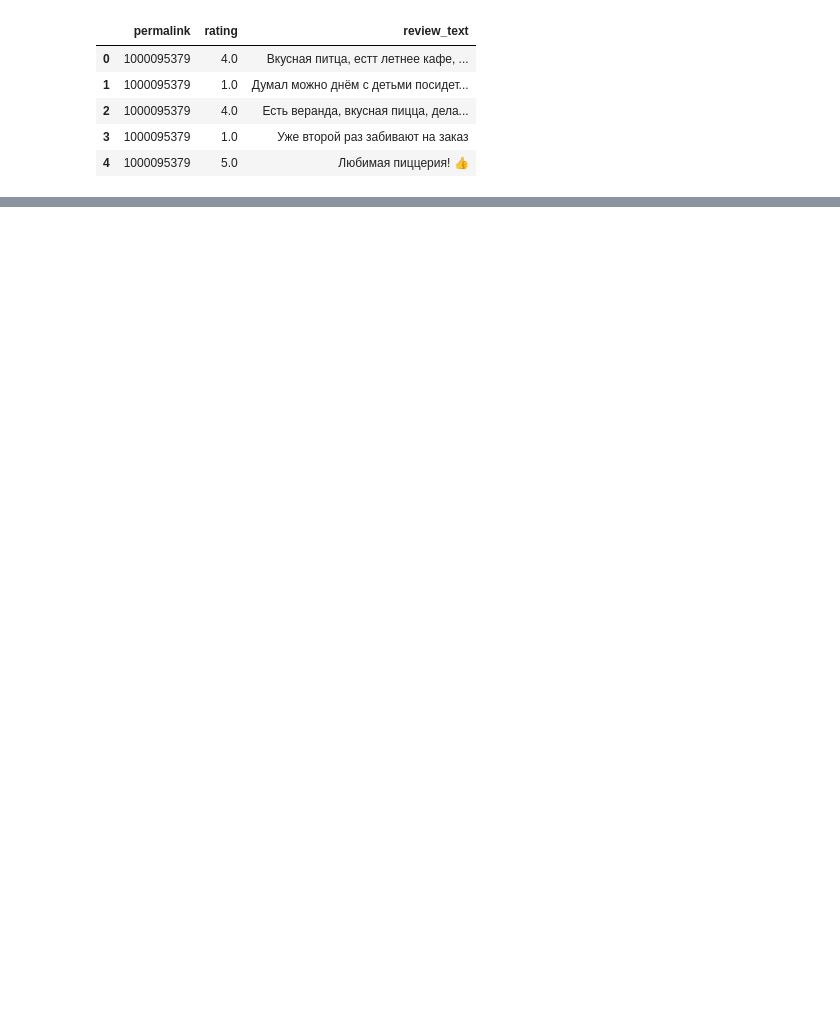
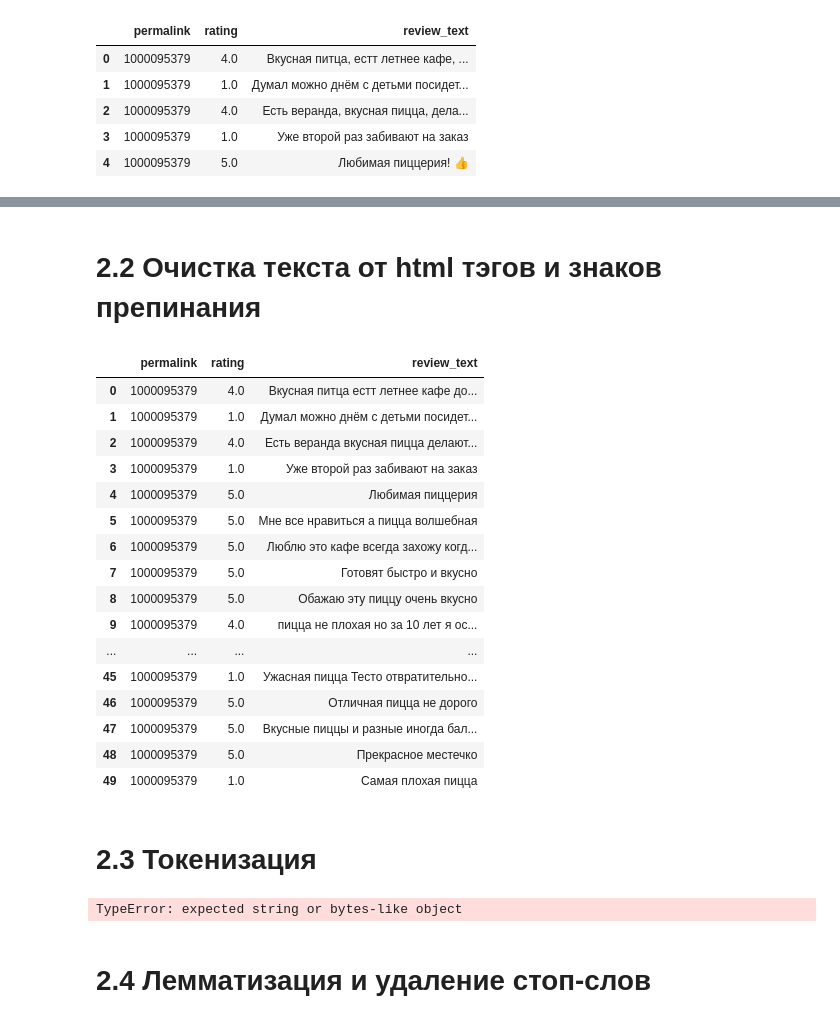
Before and after one commit to yuyusma/NLP_3, a Jupyter notebook: NLP_3.ipynb, the cells around one changed output, grey strips where cells are left out. Saved outputs shown, nothing was run; the diff lists cells and outputs as text; code cells hidden in the pictures; blank space fills up the shorter version.

```diff
--- a/NLP_3.ipynb
+++ b/NLP_3.ipynb
@@ -17,0 +40,2 @@ df.head()
+# %%
+df = df.loc[df['rating'] != 0.0] #оставляем строки со значением 'rating' не 0.0
@@ -17,0 +55,2 @@ df.head()
+# %%
+df = df.dropna() #удаляем строки, в которых есть пропущенные значения столбцов
@@ -17,0 +70,28 @@ df.head()
+# %% [markdown]
+# 2.2 Очистка текста от html тэгов и знаков препинания
+# %%
+df['review_text'] = df['review_text'].astype(str) #переводим столбец в строку
+# %%
+df['review_text'] = df['review_text'].str.replace(r'\W', " ") #удаляем html тэги и пунктуацию c помощью регулярного выражения
+# %%
+df.head(50)
+# %% [output]
+|  | permalink | rating | review_text |
+| 0 | 1000095379 | 4.0 | Вкусная питца естт летнее кафе до... |
+| 1 | 1000095379 | 1.0 | Думал можно днём с детьми посидет... |
+| 2 | 1000095379 | 4.0 | Есть веранда вкусная пицца делают... |
+| 3 | 1000095379 | 1.0 | Уже второй раз забивают на заказ |
+| 4 | 1000095379 | 5.0 | Любимая пиццерия |
+| 5 | 1000095379 | 5.0 | Мне все нравиться а пицца волшебная |
+| 6 | 1000095379 | 5.0 | Люблю это кафе всегда захожу когд... |
+| 7 | 1000095379 | 5.0 | Готовят быстро и вкусно |
+| 8 | 1000095379 | 5.0 | Обажаю эту пиццу очень вкусно |
+| 9 | 1000095379 | 4.0 | пицца не плохая но за 10 лет я ос... |
+| ... | ... | ... | ... |
+| 45 | 1000095379 | 1.0 | Ужасная пицца Тесто отвратительно... |
+| 46 | 1000095379 | 5.0 | Отличная пицца не дорого |
+| 47 | 1000095379 | 5.0 | Вкусные пиццы и разные иногда бал... |
+| 48 | 1000095379 | 5.0 | Прекрасное местечко |
+| 49 | 1000095379 | 1.0 | Самая плохая пицца |
+# %% [markdown]
+# 2.3 Токенизация
@@ -17,0 +100,6 @@ df.head()
+# %%
+df['review_text'] = df['review_text'].apply(word_tokenize)
+# %% [output]
+TypeError: expected string or bytes-like object
+# %% [markdown]
+# 2.4 Лемматизация и удаление стоп-слов
```
Also changed, not shown: parts of 19 cells of this notebook.
